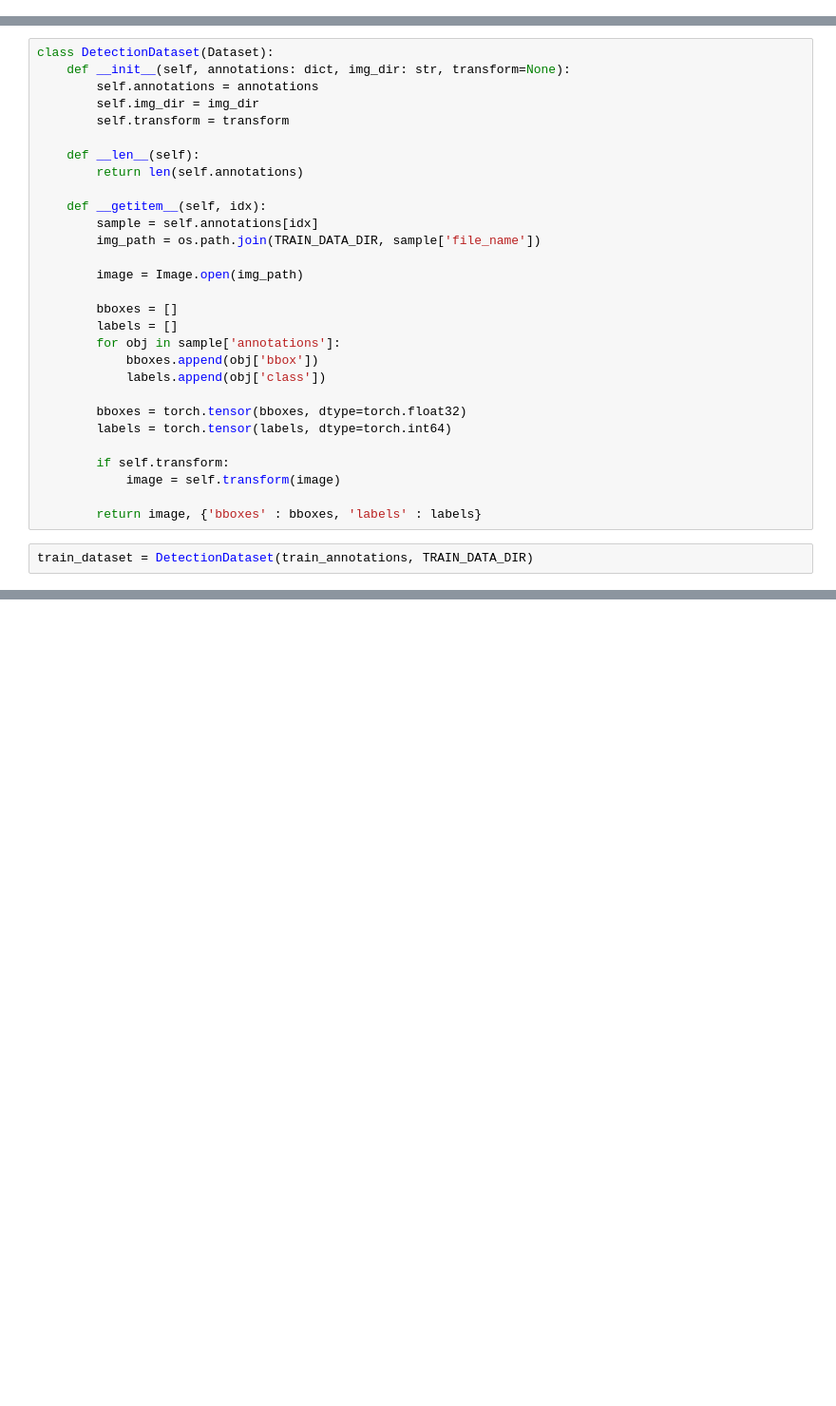
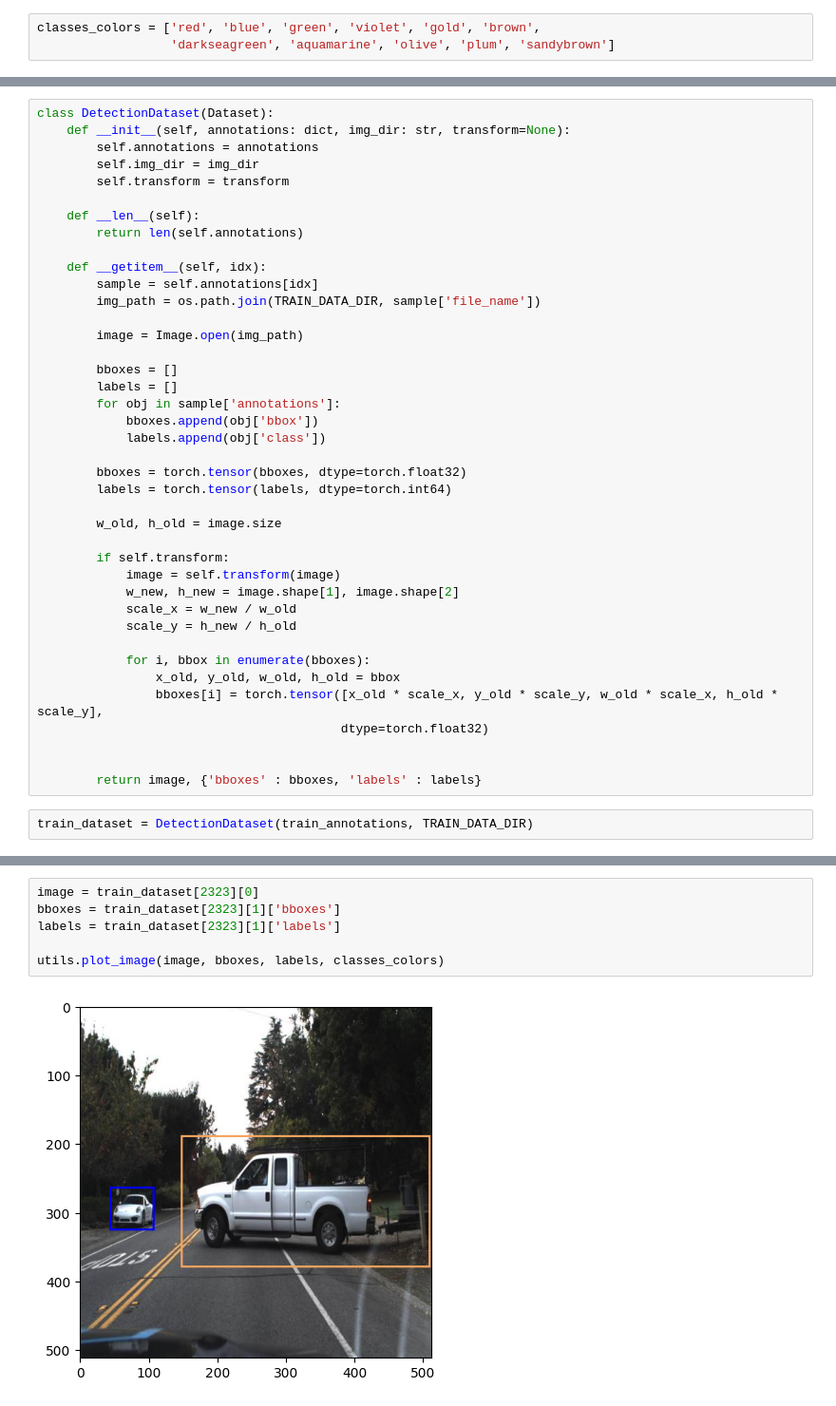
Before and after one commit to a13xbb/ml-labs-mag, a Jupyter notebook: lab3/main.ipynb, the cells around one changed output, grey strips where cells are left out. Shown: that part at 95% size. Saved outputs shown, nothing was run; the diff lists cells and outputs as text; blank space fills up the shorter version.

```diff
--- a/lab3/main.ipynb
+++ b/lab3/main.ipynb
@@ -35,6 +38,9 @@ classes_dict
  8: 'trafficLight-Yellow',
  9: 'trafficLight-YellowLeft',
  10: 'truck'}
+# %%
+classes_colors = ['red', 'blue', 'green', 'violet', 'gold', 'brown',
+                  'darkseagreen', 'aquamarine', 'olive', 'plum', 'sandybrown']
 # %%
 annotations_df = pd.DataFrame(train_data['annotations'])
 annotations_df = annotations_df.drop(columns=['id', 'segmentation', 'iscrowd', 'confidence', 'score'])
@@ -91,8 +97,19 @@ class DetectionDataset(Dataset):
         bboxes = torch.tensor(bboxes, dtype=torch.float32)
         labels = torch.tensor(labels, dtype=torch.int64)
 
+        w_old, h_old = image.size
+
         if self.transform:
             image = self.transform(image)
+            w_new, h_new = image.shape[1], image.shape[2]
+            scale_x = w_new / w_old
+            scale_y = h_new / h_old
+
+            for i, bbox in enumerate(bboxes):
+                x_old, y_old, w_old, h_old = bbox
+                bboxes[i] = torch.tensor([x_old * scale_x, y_old * scale_y, w_old * scale_x, h_old * scale_y],
+                                         dtype=torch.float32)
+
 
         return image, {'bboxes' : bboxes, 'labels' : labels}
 # %%
@@ -108,0 +117,8 @@ train_dataset[2323][0]
+# %%
+image = train_dataset[2323][0]
+bboxes = train_dataset[2323][1]['bboxes']
+labels = train_dataset[2323][1]['labels']
+
+utils.plot_image(image, bboxes, labels, classes_colors)
+# %% [output]
+[figure, added]
```
Also changed, not shown: parts of 7 cells of this notebook, 1 other file.
